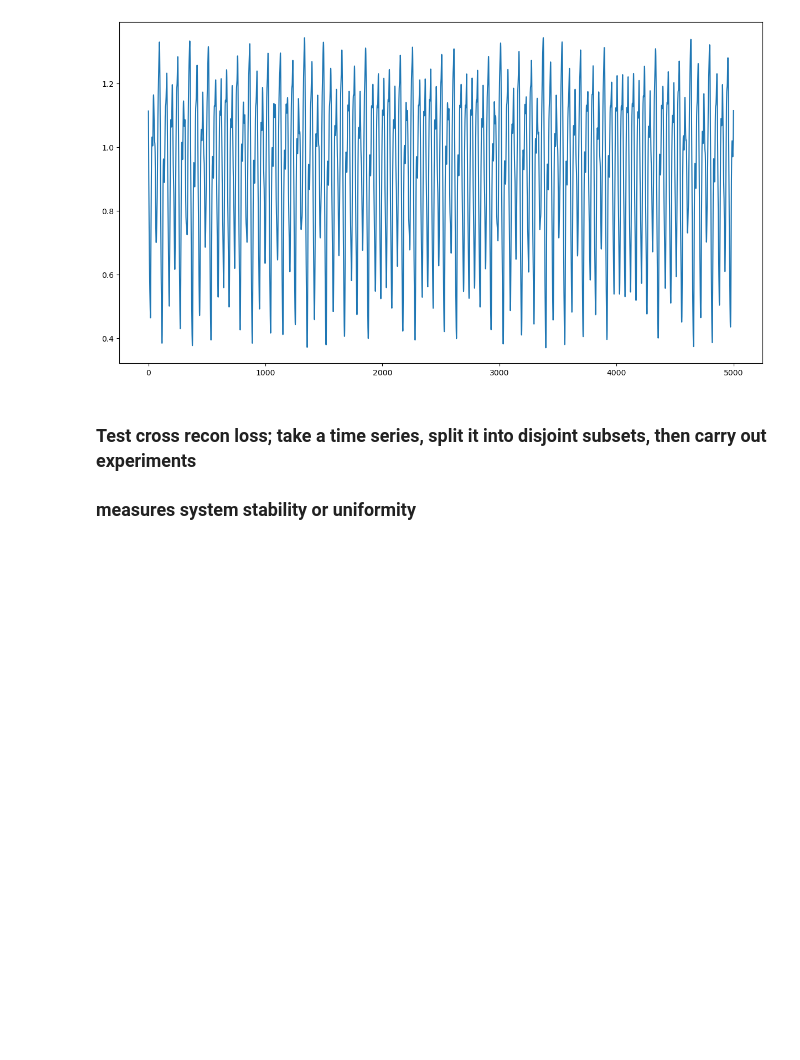
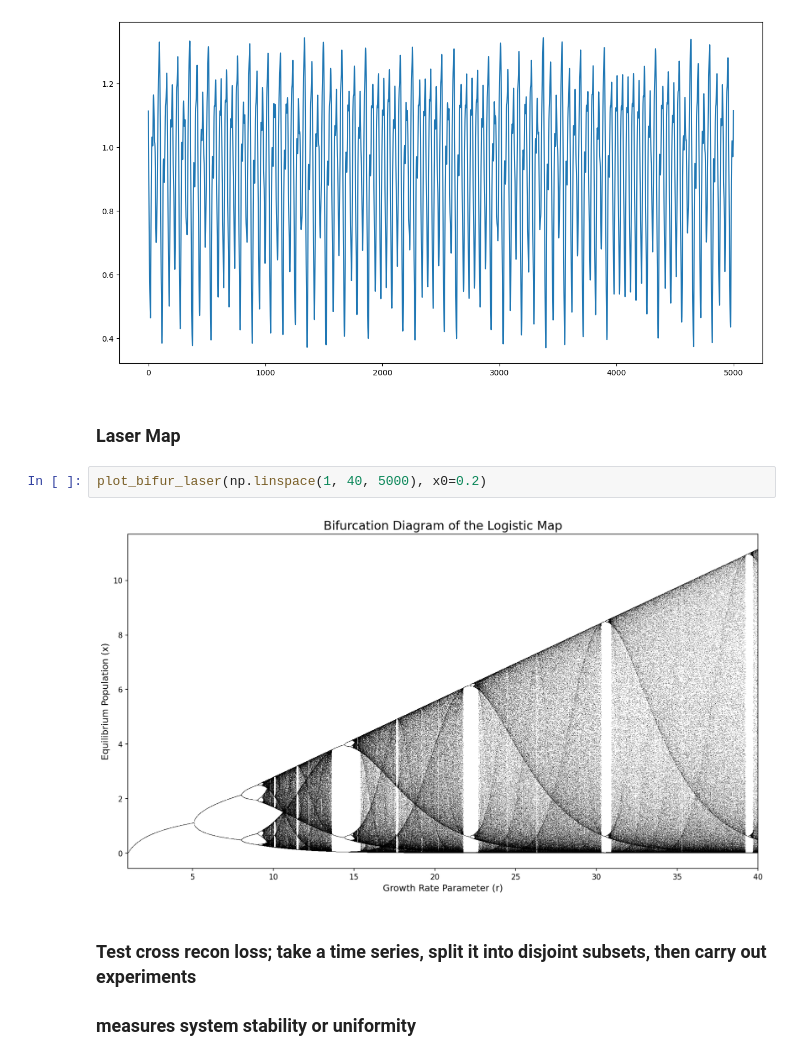
Before and after one commit to seeingquietjohn/TimeSeries, a Jupyter notebook: EmbeddingBench.ipynb, the cells around one changed output. Saved outputs shown, nothing was run; the diff lists cells and outputs as text; blank space fills up the shorter version.

```diff
--- a/EmbeddingBench.ipynb
+++ b/EmbeddingBench.ipynb
@@ -324,6 +325,12 @@ plt.plot(mgd)
 plt.show()
 # %% [output]
 [figure]
+# %% [markdown]
+### Laser Map
+# %%
+plot_bifur_laser(np.linspace(1, 40, 5000), x0=0.2)
+# %% [output]
+[figure, added]
 # %% [markdown]
 ### Test cross recon loss; take a time series, split it into disjoint subsets, then carry out experiments
 ### measures system stability or uniformity
```
Also changed, not shown: parts of 6 cells of this notebook, 1 other file.
